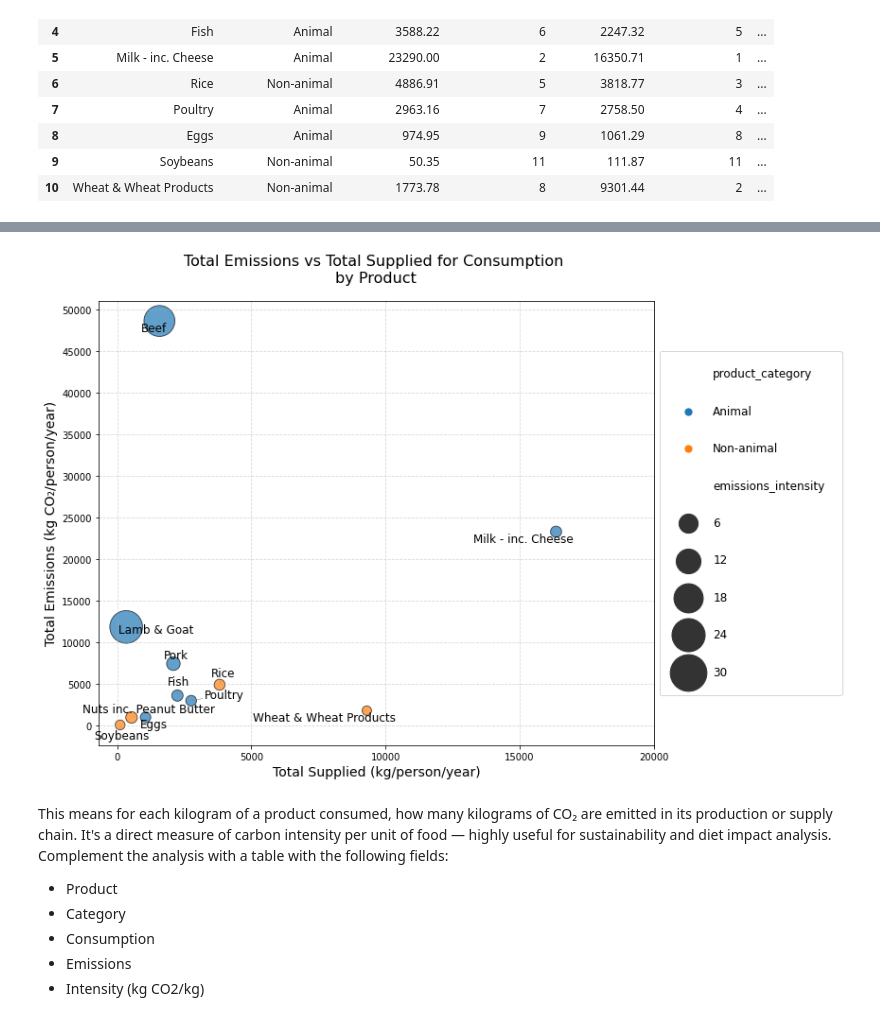
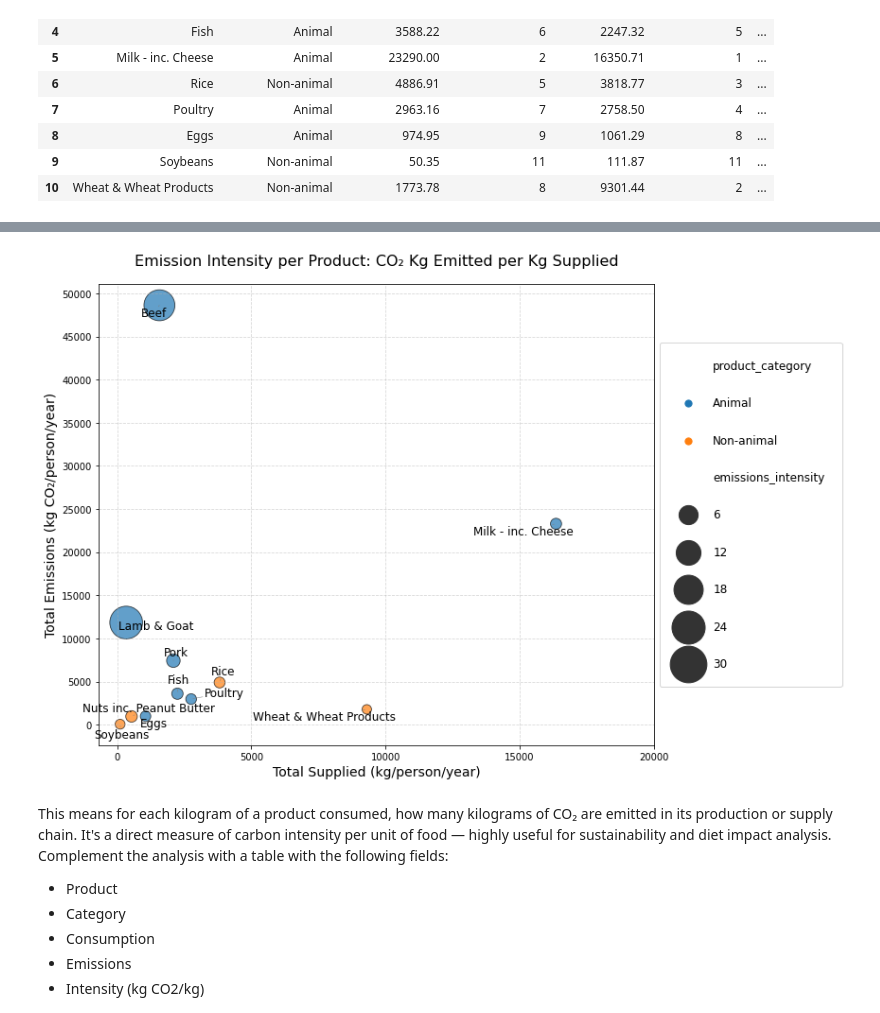
Before and after one commit to daniel-epm/food_carbon_fp, a Jupyter notebook: foodprint_analysis.ipynb, the cells around one changed output, grey strips where cells are left out. Cells and saved outputs as stored; diff of their text form; code cells hidden in the pictures.

Commit message:
Carbon intensity plot

```diff
--- a/foodprint_analysis.ipynb
+++ b/foodprint_analysis.ipynb
@@ -522,48 +483,46 @@ sns.scatterplot(data=df,
                 edgecolor='black',
                 legend='brief'
                 )
 
 texts = []
 for i, row in df.iterrows():
     texts.append(
         plt.text(row['total_supplied'], row['total_emissions'],
                  row['product'], fontsize=12, ha='center', va='center')
     )
 
 adjust_text(texts, arrowprops=dict(arrowstyle='-', color='gray', lw=0.5))
 
 # Increase xticks and yticks
 x_min = int(df['total_supplied'].min() // 5000 * 5000)
 x_max = int(df['total_supplied'].max() // 5000 * 5000 + 5000)
 y_min = int(df['total_emissions'].min() // 5000 * 5000)
 y_max = int(df['total_emissions'].max() // 5000 * 5000 + 5000)
 plt.xticks(np.arange(x_min, x_max + 1, 5000))
 plt.yticks(np.arange(y_min, y_max + 1, 5000))
 
 
 plt.xlabel('Total Supplied (kg/person/year)', fontsize=14)
 plt.ylabel('Total Emissions (kg CO₂/person/year)', fontsize=14)
-plt.title('Total Emissions vs Total Supplied for Consumption \nby Product', fontsize=16, pad=20)
+plt.title('Emission Intensity per Product: CO₂ Kg Emitted per Kg Supplied', fontsize=16, pad=20)
 
-plt.legend(
-    title='',
-    title_fontsize=13,      # Increase title font size
-    fontsize=12,            # Increase label font size
-    markerscale=1.2,        # Enlarge legend marker size
-    borderpad=1.5,          # Space inside legend border
-    labelspacing=2.2,       # Space between labels
-    handletextpad=1.2,      # Space between marker and text
-    loc='center left',      # Position of legend
-    bbox_to_anchor=(1, 0.5),
-    frameon=True            # Show legend frame (box)
-)
-
+plt.legend(title='',
+           title_fontsize=13,      # Increase title font size
+           fontsize=12,            # Increase label font size
+           markerscale=1.2,        # Enlarge legend marker size
+           borderpad=1.5,          # Space inside legend border
+           labelspacing=2.2,       # Space between labels
+           handletextpad=1.2,      # Space between marker and text
+           loc='center left',      # Position of legend
+           bbox_to_anchor=(1, 0.5),
+           frameon=True            # Show legend frame (box)
+        )
 
 plt.grid(True, linestyle='--', alpha=0.5)
 plt.tight_layout()
 plt.show()
 # %% [output]
-[figure, old version]
+[figure, new version]
 # %% [markdown]
 This means for each kilogram of a product consumed, how many kilograms of CO₂ are emitted in its production or supply chain. It's a direct measure of carbon intensity per unit of food — highly useful for sustainability and diet impact analysis.
 Complement the analysis with a table with the following fields:
```
Also changed, not shown: parts of 2 cells of this notebook.
